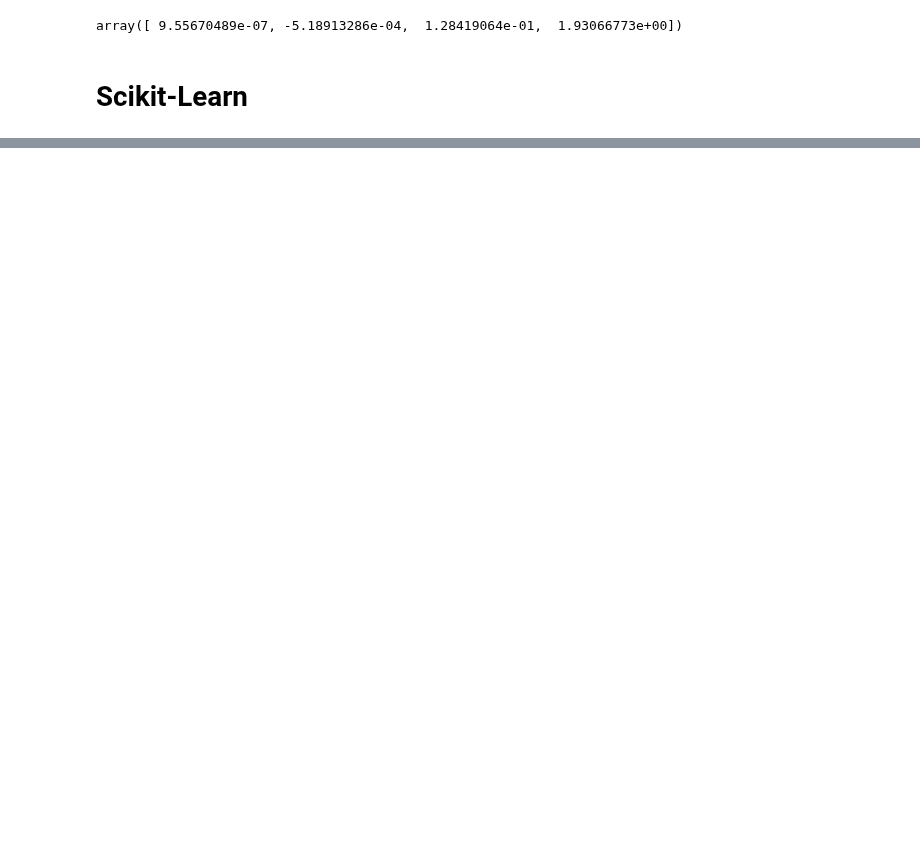
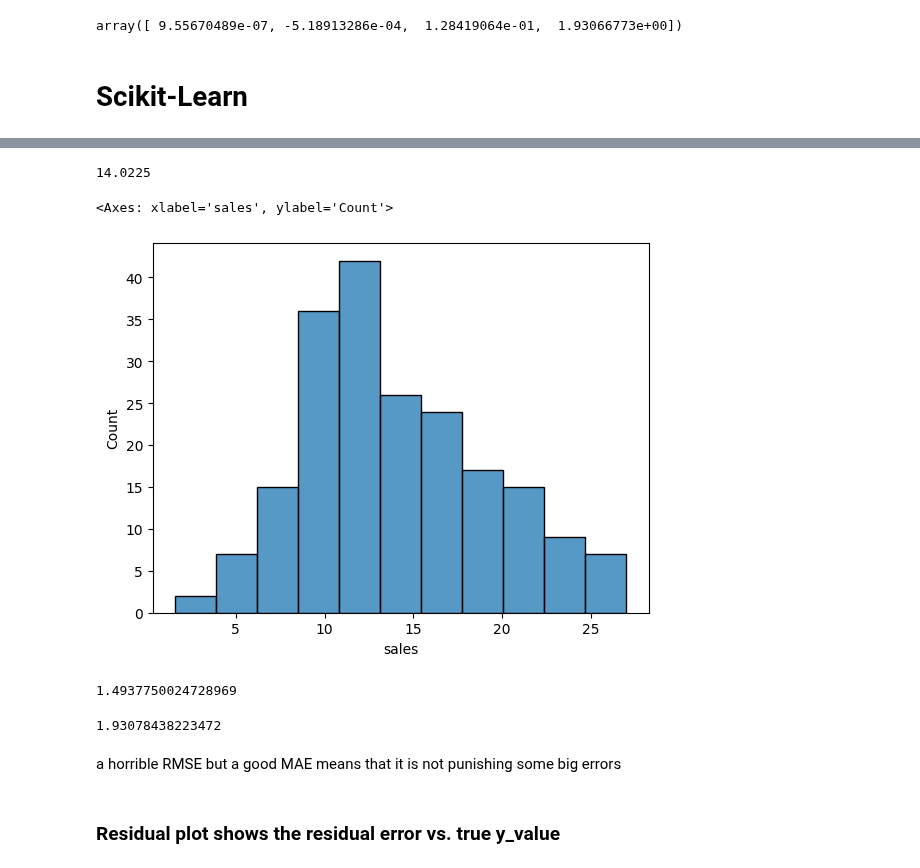
Before and after one commit to Daniel-Aguila/MLandDS, a Jupyter notebook: linearRegression.ipynb, the cells around one changed output, grey strips where cells are left out. Saved outputs shown, nothing was run; the diff lists cells and outputs as text; code cells hidden in the pictures; blank space fills up the shorter version.

```diff
--- a/linearRegression.ipynb
+++ b/linearRegression.ipynb
@@ -72,0 +143,21 @@ array([ 9.55670489e-07, -5.18913286e-04,  1.28419064e-01,  1.93066773e+00])
+# %%
+df['sales'].mean()
+# %% [output]
+14.0225
+# %%
+sns.histplot(data=df,x='sales')
+# %% [output]
+<Axes: xlabel='sales', ylabel='Count'>
+[figure, added]
+# %%
+mean_absolute_error(y_test,test_predictions)
+# %% [output]
+1.4937750024728969
+# %%
+np.sqrt(mean_squared_error(y_test,test_predictions)) #this is root square error
+# %% [output]
+1.93078438223472
+# %% [markdown]
+a horrible RMSE but a good MAE means that it is not punishing some big errors
+# %% [markdown]
+<h3>Residual plot shows the residual error vs. true y_value
```
Also changed, not shown: parts of 36 cells of this notebook.
